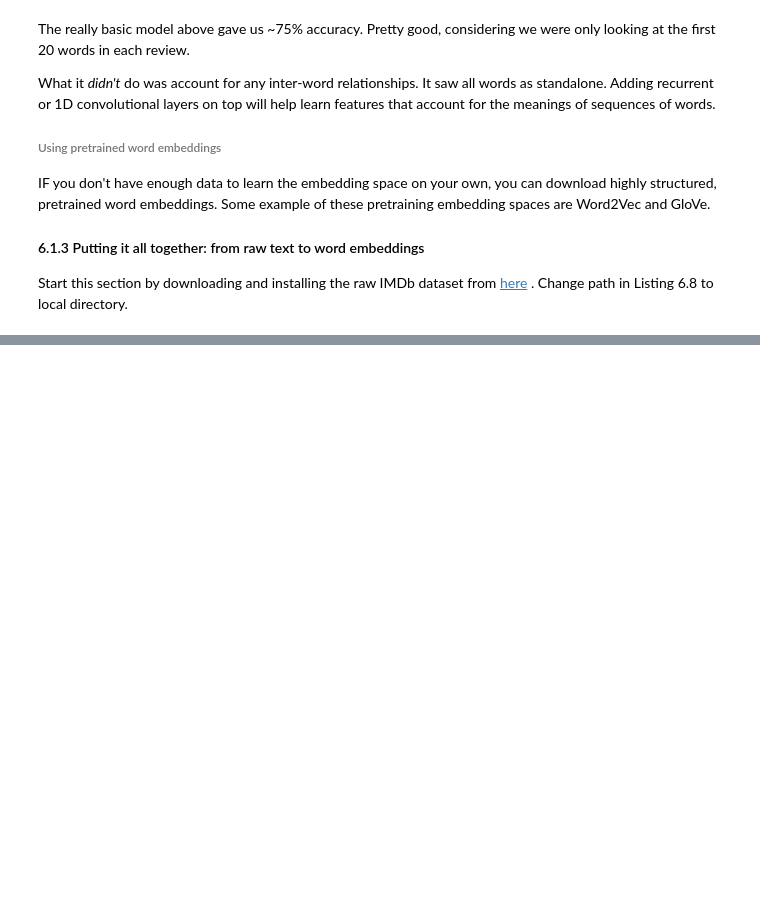
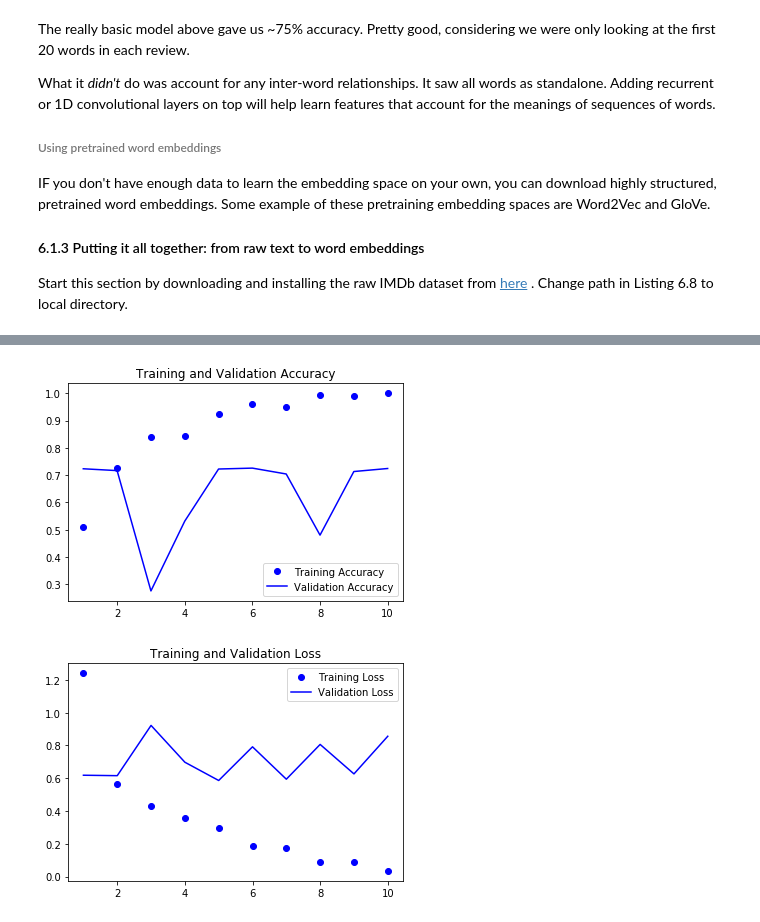
Before and after one commit to jacobkreider/msds458, a Jupyter notebook: Follet Chapter Notes and Code/ipynb Python for Deep Learning Chapter 6 Notes and Code.ipynb, the cells around one changed output, grey strips where cells are left out. Saved outputs shown, nothing was run; the diff lists cells and outputs as text; code cells hidden in the pictures; blank space fills up the shorter version.

```diff
--- a/Follet Chapter Notes and Code/ipynb Python for Deep Learning Chapter 6 Notes and Code.ipynb
+++ b/Follet Chapter Notes and Code/ipynb Python for Deep Learning Chapter 6 Notes and Code.ipynb
@@ -249,0 +364,5 @@ for label_type in ['neg', 'pos']:
+# %%
+# Listing 6.13 Loading pretrained word embeddings into the Embedding layer
+
+model.layers[0].set_weights([embeddingMatrix])
+model.layers[0].trainable = False
@@ -249,0 +373,11 @@ for label_type in ['neg', 'pos']:
+# %%
+# Listing 6.14 Training and evaluation
+
+model.compile(optimizer = 'rmsprop'
+             , loss = 'binary_crossentropy'
+             , metrics = ['acc'])
+history = model.fit(xTrain, yTrain
+                   , epochs = 10
+                   , batch_size = 32
+                   , validation_data = (xVal, yVal))
+model.save_weights('pretrainedGloveModel.h5')
@@ -249,0 +402,28 @@ for label_type in ['neg', 'pos']:
+# %%
+# Listing 6.15 Plotting the results
+
+import matplotlib.pyplot as plt
+
+acc = history.history['acc']
+valAcc = history.history['val_acc']
+loss = history.history['loss']
+valLoss = history.history['val_loss']
+
+epochs = range(1, len(acc) +1)
+
+plt.plot(epochs, acc, 'bo', label = 'Training Accuracy')
+plt.plot(epochs, valAcc, 'b', label = 'Validation Accuracy')
+plt.title('Training and Validation Accuracy')
+plt.legend()
+
+plt.figure()
+
+plt.plot(epochs, loss, 'bo', label = 'Training Loss')
+plt.plot(epochs, valLoss, 'b', label = 'Validation Loss')
+plt.title('Training and Validation Loss')
+plt.legend()
+
+plt.show()
+# %% [output]
+[figure, added]
+[figure, added]
```
Also changed, not shown: parts of 11 cells of this notebook.
